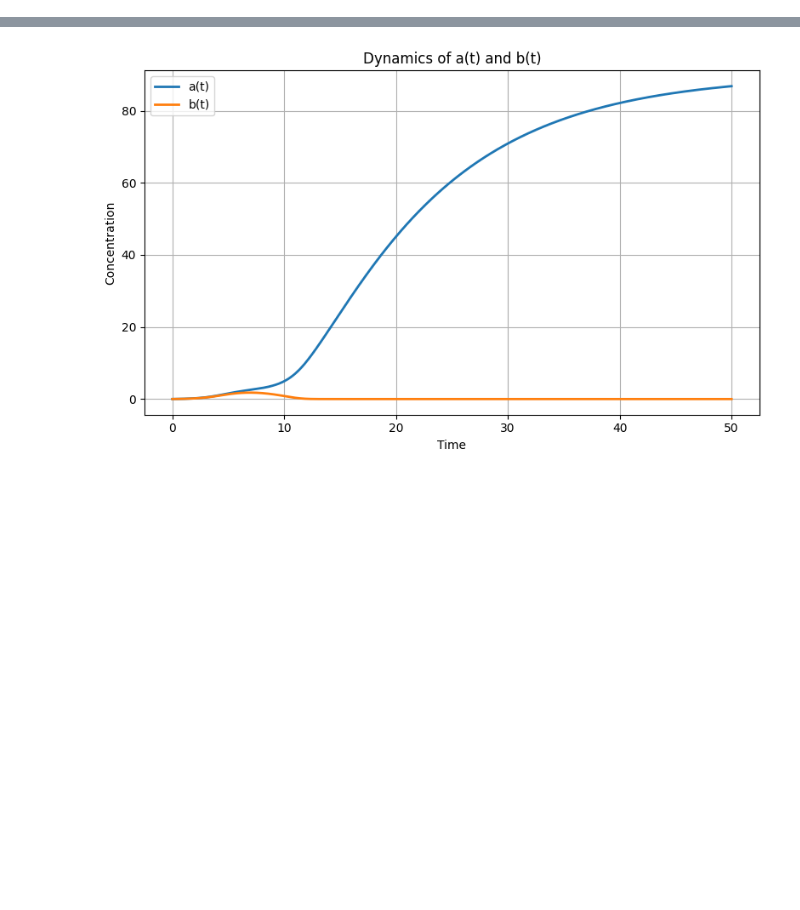
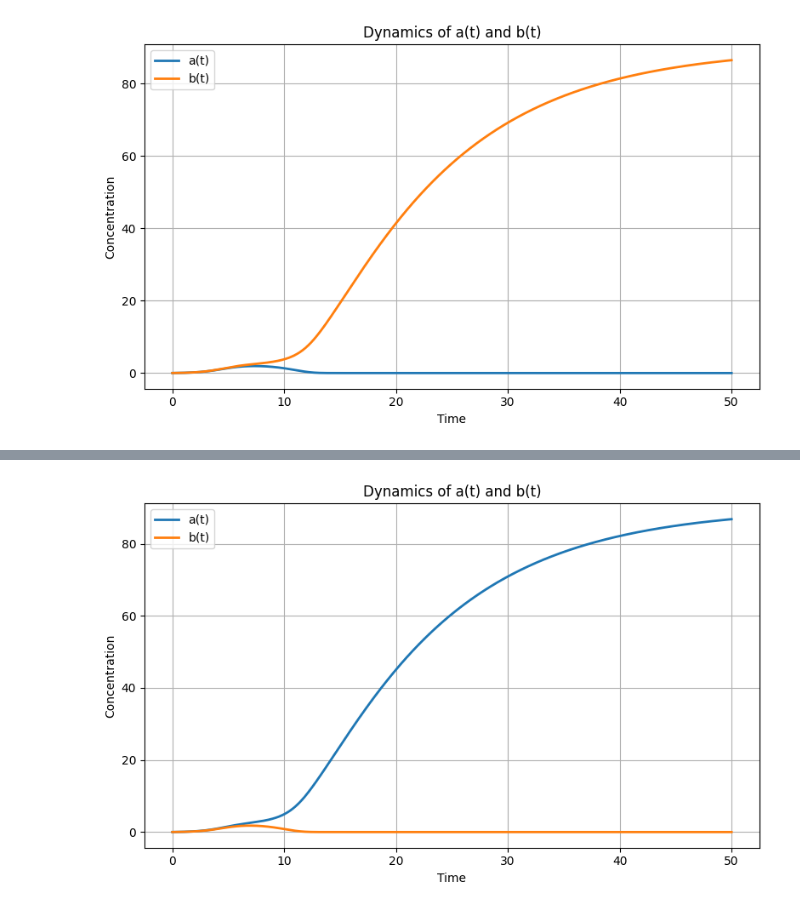
Before and after one commit to Aeronobase/Code-neural-network-with-CRNs, a Jupyter notebook: Sym Neuron-Rondelez_1.ipynb, the cells around one changed output, grey strips where cells are left out. Saved outputs shown, nothing was run; the diff lists cells and outputs as text; code cells hidden in the pictures; blank space fills up the shorter version.

```diff
--- a/Sym Neuron-Rondelez_1.ipynb
+++ b/Sym Neuron-Rondelez_1.ipynb
@@ -2,0 +102,72 @@
+# %%
+#With xin and xjp
+"""
+simulate_ab_constants.py
+
+Integrates:
+    da/dt = P + λ a/(1 + kα a) − η a − μ a b
+    db/dt = N + λ̃ b/(1 + kβ b) − η b − μ a b
+
+where P = ∑ w_{p,i} x_{p,i} and N = ∑ w_{n,j} x_{n,j} are fixed constants.
+"""
+
+import numpy as np
+from scipy.integrate import solve_ivp
+import matplotlib.pyplot as plt
+
+# === FIXED INPUTS AND WEIGHTS ===
+# (edit these four constants as needed)
+x_p = [1.0, 0.3]      # x_{p,1}, x_{p,2}
+w_p = [0.017,0.025]      # w_{p,1}, w_{p,2}
+
+x_n = [0.8, 0.5]      # x_{n,1}, x_{n,2}
+w_n = [0.017, 0.0258]      # w_{n,1}, w_{n,2}
+
+# Precompute the constant source terms P and N:
+P = w_p[0]*x_p[0] + w_p[1]*x_p[1]
+N = w_n[0]*x_n[0] + w_n[1]*x_n[1]
+
+# === KINETIC PARAMETERS ===
+lambda_a = 1.0    # λ
+k_alpha  = 0.1    # k_α
+lambda_b = 1.0    # λ̃
+k_beta   = 0.1    # k_β
+eta      = 0.1    # η
+mu       = 0.3   # μ
+
+# === ODE SYSTEM ===
+def odes(t, y):
+    a, b = y
+    da = P + (lambda_a * a) / (1 + k_alpha * a) - eta * a - mu * a * b
+    db = N + (lambda_b * b) / (1 + k_beta * b) - eta * b - mu * a * b
+    return [da, db]
+
+# === INITIAL CONDITIONS & TIME GRID ===
+y0     = [0.01, 0.01]               # [a(0), b(0)]
+t_span = (0.0, 50.0)              # time interval
+t_eval = np.linspace(*t_span, 1000)
+
+# === INTEGRATION ===
+sol = solve_ivp(
+    odes,
+    t_span,
+    y0,
+    t_eval=t_eval,
+    method='RK45',
+    rtol=1e-6,
+    atol=1e-9
+)
+
+# === PLOTTING ===
+plt.figure(figsize=(8, 5))
+plt.plot(sol.t, sol.y[0], label='a(t)', linewidth=2)
+plt.plot(sol.t, sol.y[1], label='b(t)', linewidth=2)
+plt.xlabel('Time')
+plt.ylabel('Concentration')
+plt.title('Dynamics of a(t) and b(t)')
+plt.legend()
+plt.grid(True)
+plt.tight_layout()
+plt.show()
+# %% [output]
+[figure, added]
```
Also changed, not shown: parts of 22 cells of this notebook, 4 other files.
